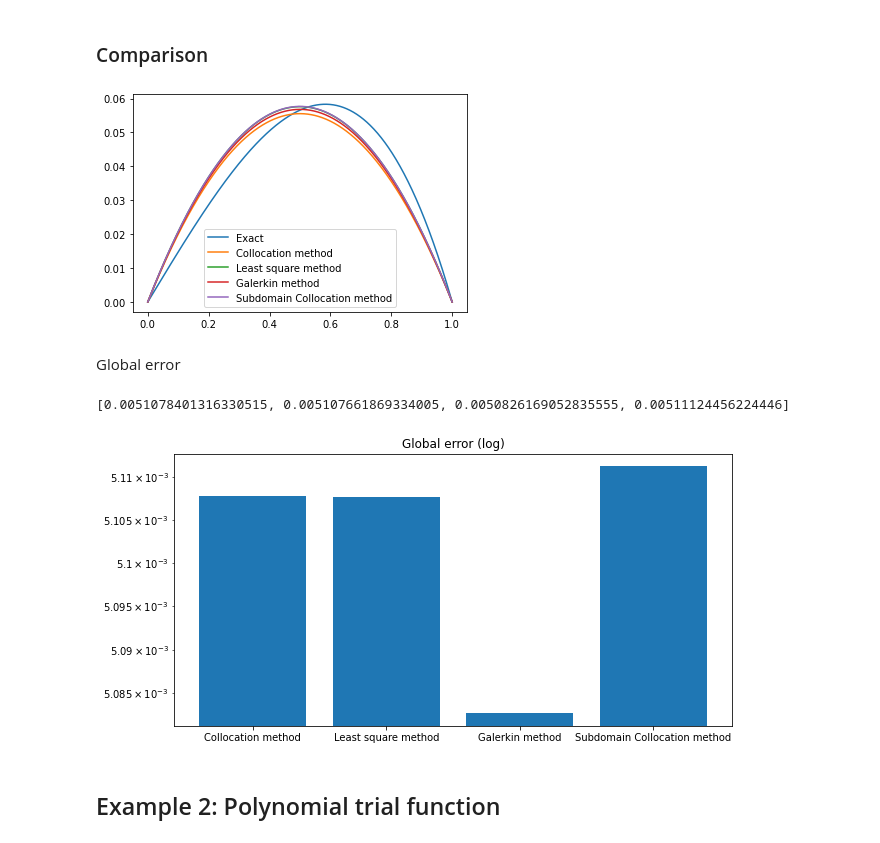
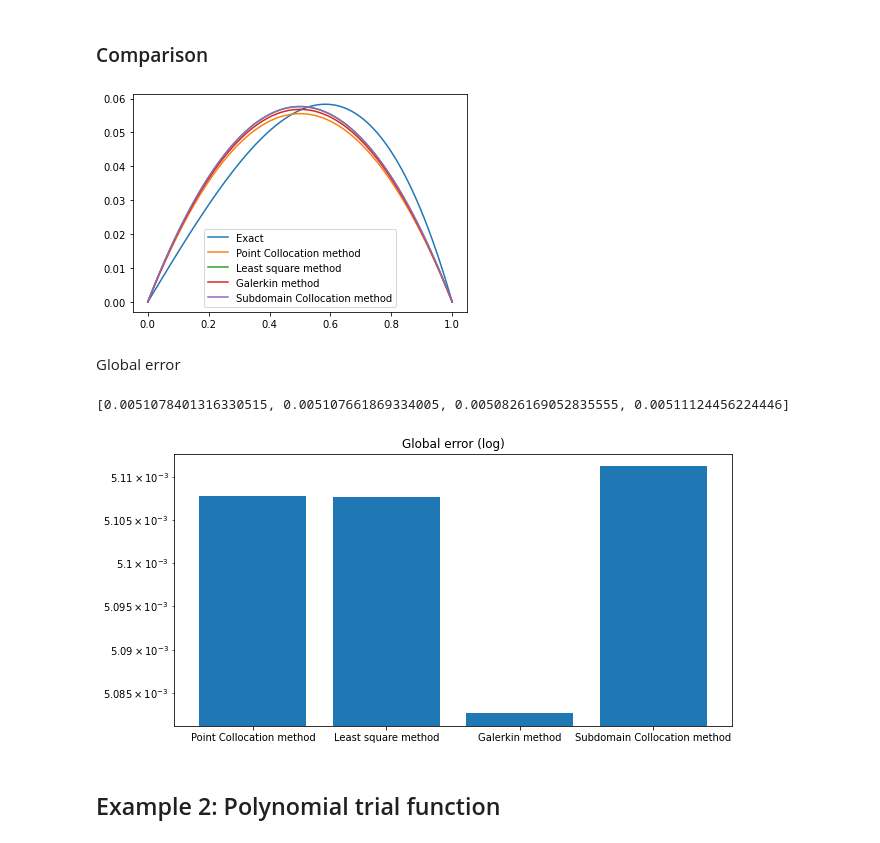
Before and after one commit to jonaskeller14/jonaskeller14_notes, a Jupyter notebook: 20230209_Method-of-mean-weighted-residuals/Method-of-mean-weighted-residuals.ipynb, the cells around one changed output. Cells and saved outputs as stored; diff of their text form; code cells hidden in the pictures.

Commit message:
Renamed: Collocation methode -> Point Collocation method for clearer distinction

```diff
--- a/20230209_Method-of-mean-weighted-residuals/Method-of-mean-weighted-residuals.ipynb
+++ b/20230209_Method-of-mean-weighted-residuals/Method-of-mean-weighted-residuals.ipynb
@@ -142,33 +142,33 @@ $\displaystyle 0.230769230769231 x \left(1 - x\right)$
 # %%
 u_exact = sym.lambdify(x, u_exact)
 v_a = sym.lambdify(x, v_a)
 v_b = sym.lambdify(x, v_b)
 v_c = sym.lambdify(x, v_c)
 v_d = sym.lambdify(x, v_d)
 
 xpts = np.linspace(0,1,1000)
 
 plt.plot(xpts, u_exact(xpts), label="Exact")
-plt.plot(xpts, v_a(xpts), label="Collocation method")
+plt.plot(xpts, v_a(xpts), label="Point Collocation method")
 plt.plot(xpts, v_b(xpts), label="Least square method")
 plt.plot(xpts, v_c(xpts), label="Galerkin method")
 plt.plot(xpts, v_d(xpts), label="Subdomain Collocation method")
 plt.legend()
 plt.show()
 # %% [output]
-[figure, old version]
+[figure, new version]
 # %% [markdown]
 Global error
 # %%
 fig = plt.figure(figsize=(10,5))
 global_error = [scipy_integrate_quad(lambda x: abs(u_exact(x) - v(x)), *xlim)[0] for v in (v_a, v_b, v_c, v_d)]
 print(global_error)
-plt.bar(("Collocation method", "Least square method", "Galerkin method", "Subdomain Collocation method"), global_error, log=True)
+plt.bar(("Point Collocation method", "Least square method", "Galerkin method", "Subdomain Collocation method"), global_error, log=True)
 plt.title("Global error (log)")
 plt.show()
 # %% [output]
 [0.0051078401316330515, 0.005107661869334005, 0.0050826169052835555, 0.00511124456224446]
-[figure, old version]
+[figure, new version]
 # %% [markdown]
 ## Example 2: Polynomial trial function
 # %% [markdown]
```
Also changed, not shown: parts of 5 cells of this notebook.
